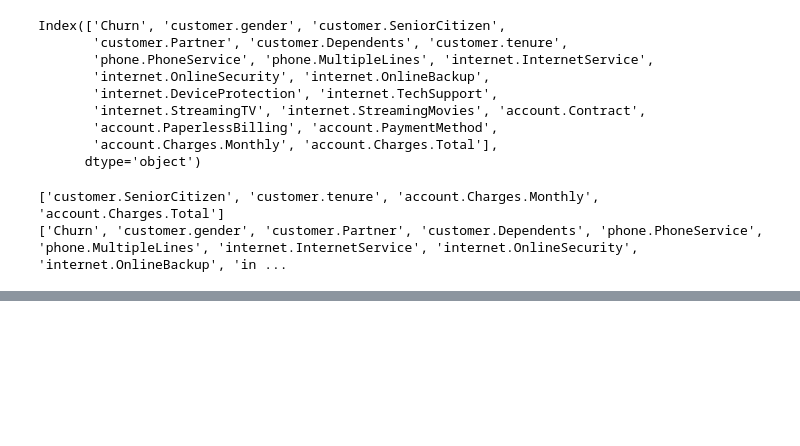
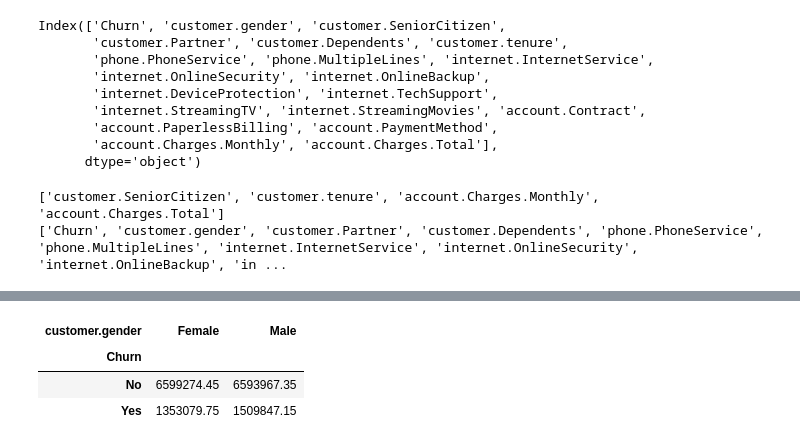
Before and after one commit to Tecindes/ChakkengeONE, a Jupyter notebook: TelecomX_parte2_latam.ipynb, the cells around one changed output, grey strips where cells are left out. Saved outputs shown, nothing was run; the diff lists cells and outputs as text; code cells hidden in the pictures; blank space fills up the shorter version.

```diff
--- a/TelecomX_parte2_latam.ipynb
+++ b/TelecomX_parte2_latam.ipynb
@@ -173,0 +177,7 @@ dis_frec_cualitativa
+# %%
+pd.crosstab(df['Churn'],df['customer.gender'], aggfunc='sum', values=df['account.Charges.Total'])
+# %% [output]
+| customer.gender | Female | Male |
+| Churn |  |  |
+| No | 6599274.45 | 6593967.35 |
+| Yes | 1353079.75 | 1509847.15 |
```
Also changed, not shown: parts of 6 cells of this notebook.
